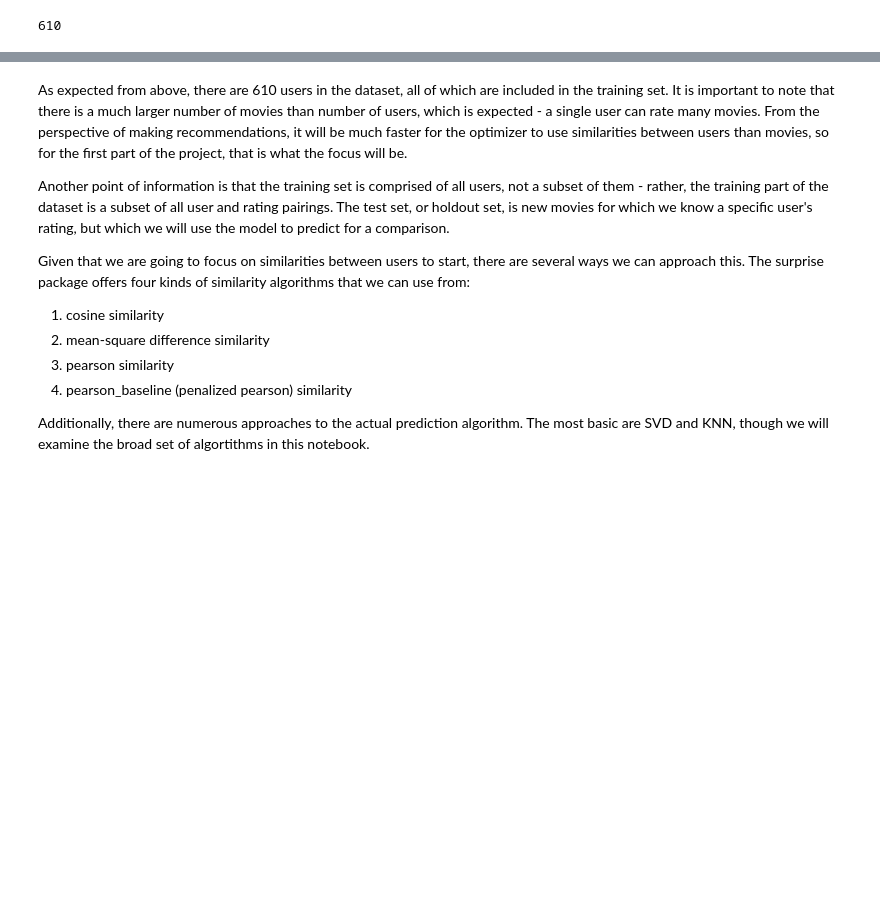
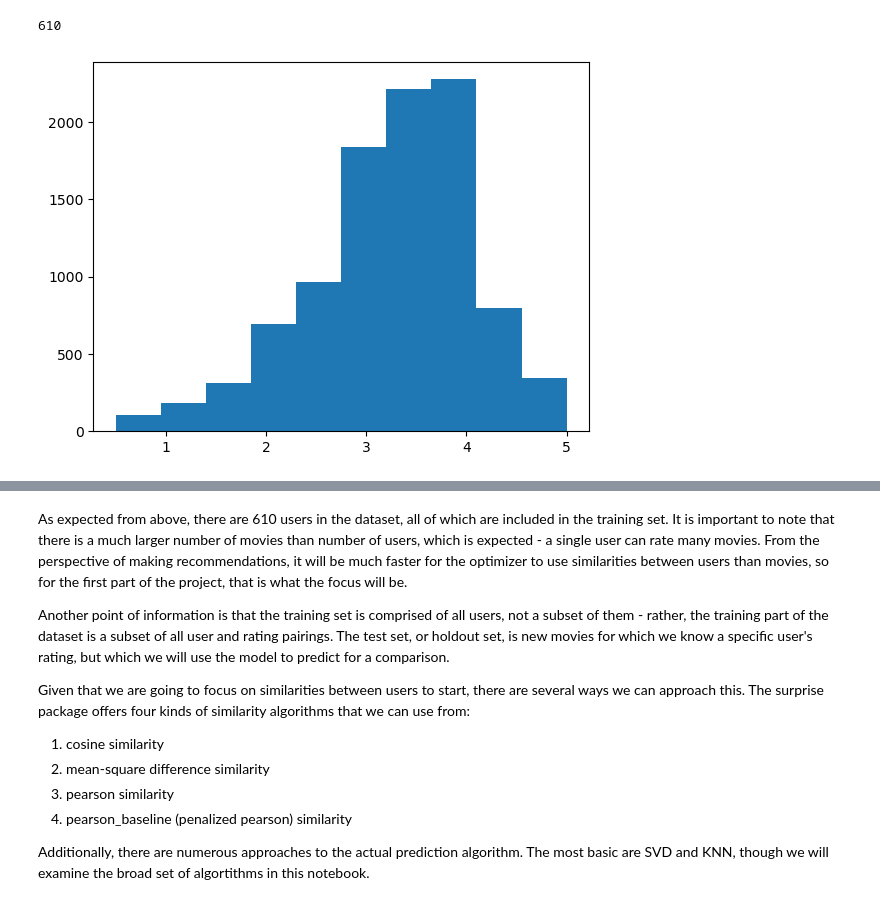
Before and after one commit to adobronyi/predicting_movie_recommendations, a Jupyter notebook: student_v1.ipynb, the cells around one changed output, grey strips where cells are left out. Saved outputs shown, nothing was run; the diff lists cells and outputs as text; code cells hidden in the pictures; blank space fills up the shorter version.

```diff
--- a/student_v1.ipynb
+++ b/student_v1.ipynb
@@ -105,3 +100,8 @@ df_ratings.duplicated().sum()
 len(list(set(df_ratings['userId'])))
 # %% [output]
 610
+# %%
+# plot movie ratings
+plt.hist(df_ratings.groupby('movieId').mean()['rating'],bins=10);
+# %% [output]
+[figure, added]
```
Also changed, not shown: parts of 72 cells of this notebook.
